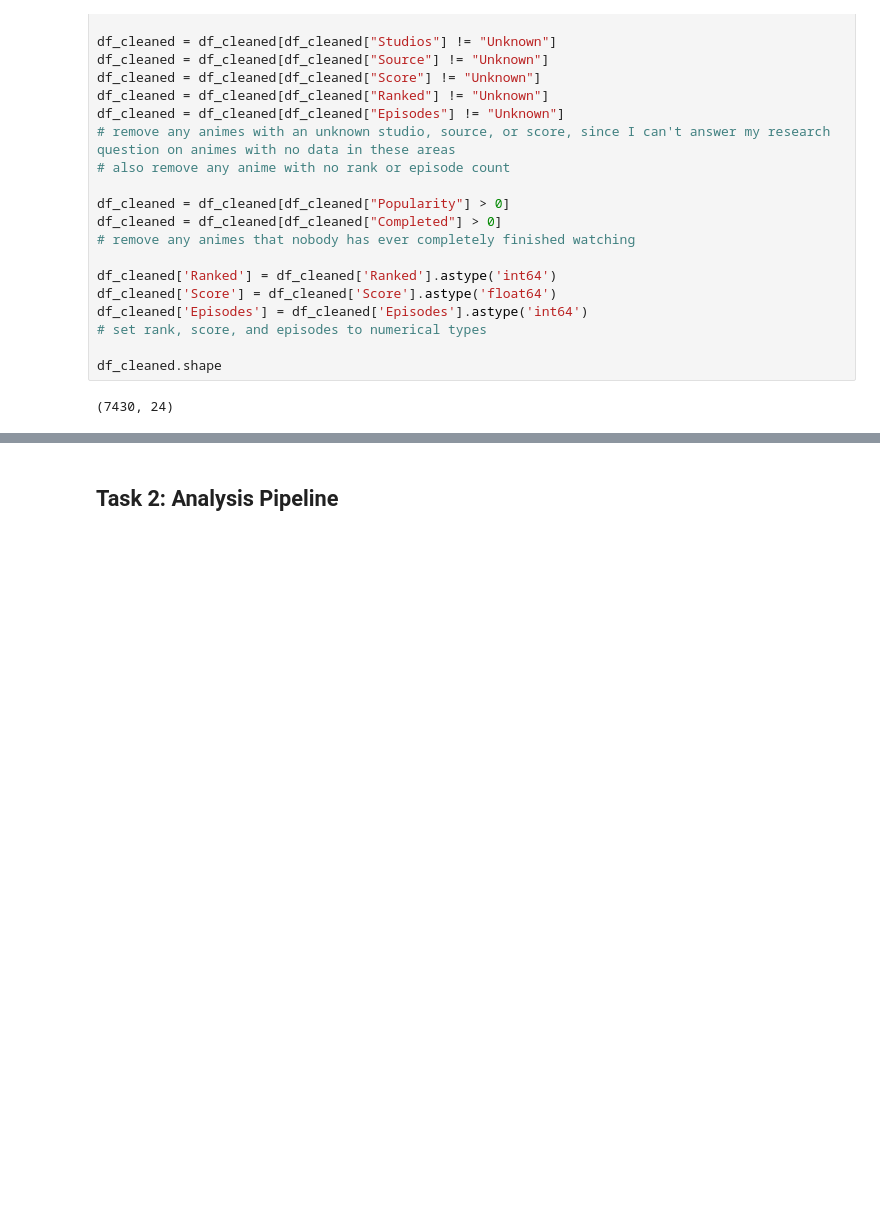
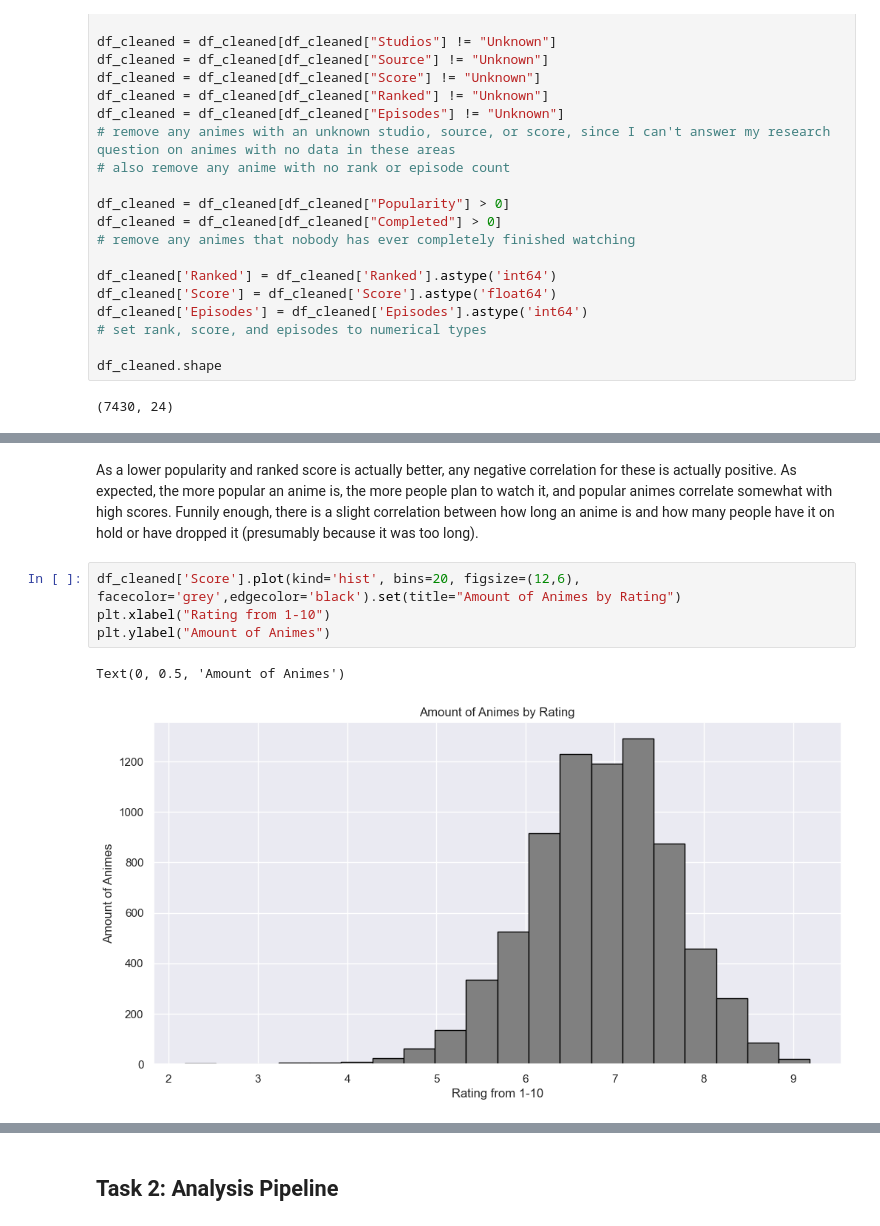
Before and after one commit to ubco-W2022T1-cosc301/project-group12, a Jupyter notebook: notebooks/analysis2.ipynb, the cells around one changed output, grey strips where cells are left out. Cells and saved outputs as stored; diff of their text form; blank space fills up the shorter version.

```diff
--- a/notebooks/analysis2.ipynb
+++ b/notebooks/analysis2.ipynb
@@ -140,0 +124,9 @@ df_cleaned.boxplot('Score')
+# %% [markdown]
+As a lower popularity and ranked score is actually better, any negative correlation for these is actually positive. As expected, the more popular an anime is, the more people plan to watch it, and popular animes correlate somewhat with high scores. Funnily enough, there is a slight correlation between how long an anime is and how many people have it on hold or have dropped it (presumably because it was too long).
+# %%
+df_cleaned['Score'].plot(kind='hist', bins=20, figsize=(12,6), facecolor='grey',edgecolor='black').set(title="Amount of Animes by Rating")
+plt.xlabel("Rating from 1-10")
+plt.ylabel("Amount of Animes")
+# %% [output]
+Text(0, 0.5, 'Amount of Animes')
+[figure, added]
```
Also changed, not shown: parts of 29 cells of this notebook, 2 other files.
